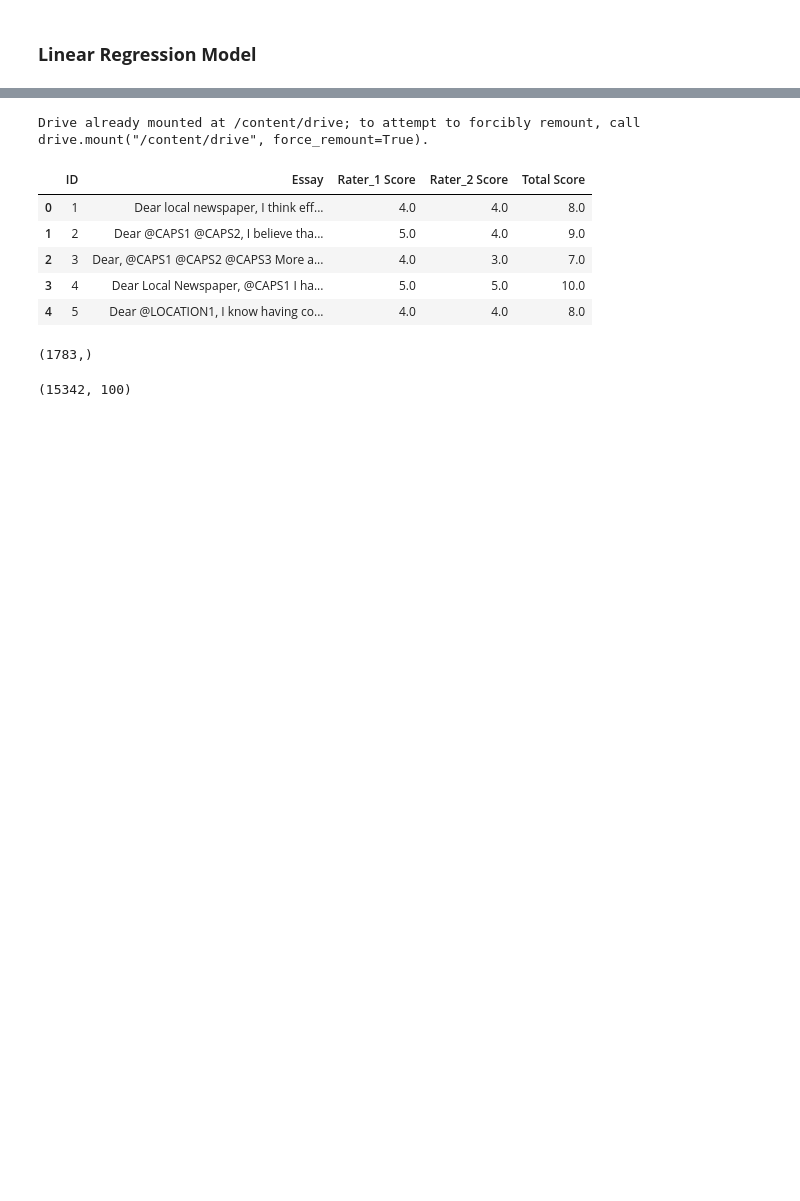
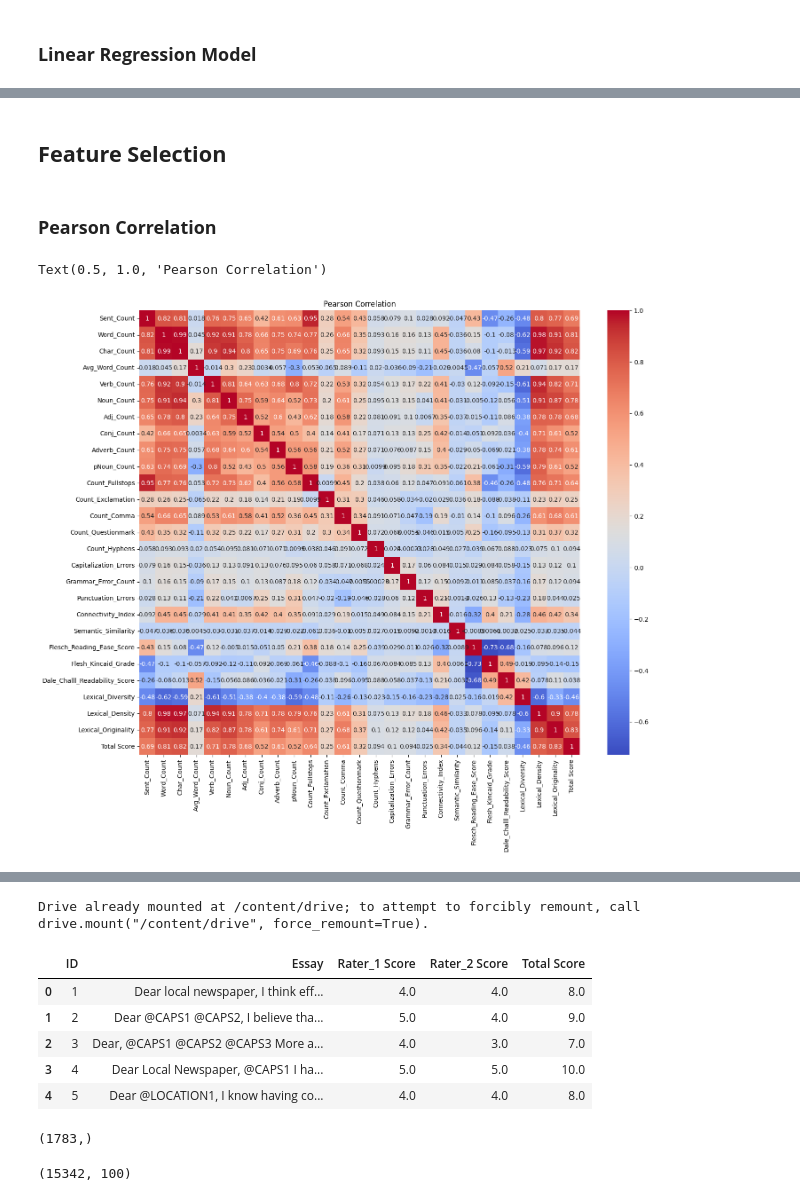
Before and after one commit to mustafabawany/IntelliTech, a Jupyter notebook: Model_Training.ipynb, the cells around one changed output, grey strips where cells are left out. Cells and saved outputs as stored; diff of their text form; code cells hidden in the pictures; blank space fills up the shorter version.

```diff
--- a/Model_Training.ipynb
+++ b/Model_Training.ipynb
@@ -246,0 +365,12 @@ Name: r2-score, dtype: float64
+# %% [markdown]
+## **Feature Selection**
+# %% [markdown]
+### **Pearson Correlation**
+# %%
+correlation_pearson = df_train.corr()
+correlation_pearson.to_csv("pearson's_correlation.csv")
+plt.figure(figsize=(16,13))
+sns.heatmap(correlation_pearson, annot=True, cmap="coolwarm").set_title('Pearson Correlation')
+# %% [output]
+Text(0.5, 1.0, 'Pearson Correlation')
+[figure, added]
```
Also changed, not shown: parts of 33 cells of this notebook, 1 other file.
